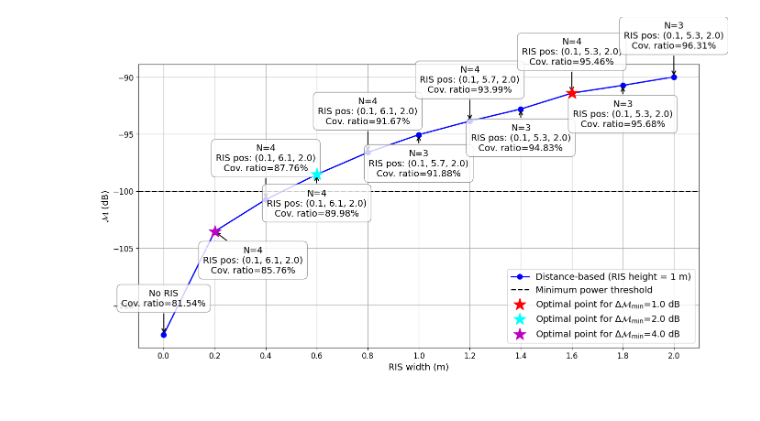
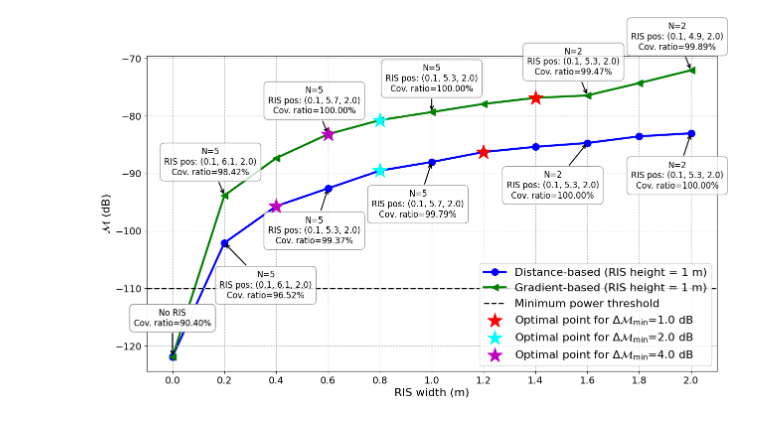
Before and after one commit to ekilcioglu/RIS-Optimization-GUI, a Jupyter notebook: GUI.ipynb, the cells around one changed output. Saved outputs shown, nothing was run; the diff lists cells and outputs as text; code cells hidden in the pictures.

Commit message:
Edited the code for extracting simulation results and added the results into the LaTeX text of the journal paper.

```diff
--- a/GUI.ipynb
+++ b/GUI.ipynb
@@ -1778,7 +1778,7 @@ def find_optimal_configuration(best_configs_per_width, improvement_threshold):
             break
     return optimal_config
 
-# Visualization function
+'''# Visualization function
 def visualize_performance_vs_width(best_configs_per_width, thresholds, coverage_ratios, no_ris_performance=-102.95):
     widths = [0.0]
     performances = [no_ris_performance]
@@ -1821,10 +1821,10 @@ def visualize_performance_vs_width(best_configs_per_width, thresholds, coverage_
     plt.grid(True)
     plt.tight_layout()
     plt.savefig("perf_metric_vs_RIS_width.png", bbox_inches="tight")
-    plt.show()
+    plt.show()'''
 
 # Visualization function for multiple curves
-def visualize_multiple_curves(curve_data, thresholds, no_ris_performance=-112.58379364013672): # -112.58379364013672 or -121.86965942382812
+def visualize_multiple_curves(curve_data, thresholds, no_ris_performance=-121.86965942382812): # -112.58379364013672 or -121.86965942382812
     """
     Plot multiple performance vs. RIS width curves with consolidated optimal point labels.
 
@@ -1833,7 +1833,7 @@ def visualize_multiple_curves(curve_data, thresholds, no_ris_performance=-112.58
     - thresholds: List of improvement thresholds for optimal points.
     - no_ris_performance: No RIS performance metric.
     """
-    plt.figure(figsize=(14, 8))
+    plt.figure(figsize=(13, 8))
 
     # Iterate over the curves to plot them
     markers_plots = ['o','<','>','x']
@@ -1845,7 +1845,7 @@ def visualize_multiple_curves(curve_data, thresholds, no_ris_performance=-112.58
 
         widths = [0.0]
         performances = [no_ris_performance]
-        annotations = ["No RIS\nCov. ratio=81.54%"] # 81.54% or 90.40%
+        annotations = ["No RIS\nCov. ratio=90.40%"] # 81.54% or 90.40%
         for width in sorted(best_configs_per_width.keys()):
             config_str, performance = best_configs_per_width[width]
             num_targets, _, position = parse_config(config_str)
@@ -1857,11 +1857,11 @@ def visualize_multiple_curves(curve_data, thresholds, no_ris_performance=-112.58
             )
 
         # Plot the curve
-        plt.plot(widths, performances, color=curve_color, linestyle='-', marker=markers_plots[curve_count], markersize=8, linewidth=2, label=curve_label, zorder=1)
-        plt.plot(widths, performances, color=curve_color, marker=markers_plots[curve_count], markersize=8, linestyle='None', zorder=2)
-        plt.rcParams.update({'font.size': 12})
+        plt.plot(widths, performances, color=curve_color, linestyle='-', marker=markers_plots[curve_count], markersize=10, linewidth=3, label=curve_label, zorder=1)
+        plt.plot(widths, performances, color=curve_color, marker=markers_plots[curve_count], markersize=10, linestyle='None', zorder=2)
+        plt.rcParams.update({'font.size': 14})
         # Annotate points
-        '''
+
         for i, (x, y, annot) in enumerate(zip(widths, performances, annotations)):
             if i == 0:
                 plt.annotate(
@@ -1870,7 +1870,7 @@ def visualize_multiple_curves(curve_data, thresholds, no_ris_performance=-112.58
                     xytext=(0, 45),  # Alternate annotation placement
                     textcoords='offset points',
                     ha='center',
-                    fontsize=14,
+                    fontsize=12,
                     bbox=dict(boxstyle='round,pad=0.5', fc='white', ec='gray', alpha=0.8),
                     arrowprops=dict(arrowstyle='->', color='black', lw=1.5),
                 )
@@ -1883,7 +1883,7 @@ def visualize_multiple_curves(curve_data, thresholds, no_ris_performance=-112.58
                             xytext=(60, -80),
                             textcoords='offset points',
                             ha='center',
-                            fontsize=14,
+                            fontsize=12,
                             bbox=dict(boxstyle='round,pad=0.5', fc='white', ec='gray', alpha=0.8),
                             arrowprops=dict(arrowstyle='->', color='black', lw=1.5),
                         )
@@ -1894,7 +1894,7 @@ def visualize_multiple_curves(curve_data, thresholds, no_ris_performance=-112.58
                             xytext=(-20 if i != 8 else -50, -80),
                             textcoords='offset points',
                             ha='center',
-                            fontsize=14,
+                            fontsize=12,
                             bbox=dict(boxstyle='round,pad=0.5', fc='white', ec='gray', alpha=0.8),
                             arrowprops=dict(arrowstyle='->', color='black', lw=1.5),
                         )
@@ -1905,35 +1905,23 @@ def visualize_multiple_curves(curve_data, thresholds, no_ris_performance=-112.58
                         xytext=(-20 if i != 5 else 0, 30),
                         textcoords='offset points',
                         ha='center',
-                        fontsize=14,
+                        fontsize=12,
                         bbox=dict(boxstyle='round,pad=0.5', fc='white', ec='gray', alpha=0.8),
                         arrowprops=dict(arrowstyle='->', color='black', lw=1.5),
-                    )   '''
-
+                    )
+        '''
         for i, (x, y, annot) in enumerate(zip(widths, performances, annotations)):
-            if i == 1:
-                plt.annotate(
-                    annot,
-                    xy=(x, y),
-                    xytext=(60, 45 if i % 2 == 0 else -65),  # Alternate annotation placement
-                    textcoords='offset points',
-                    ha='center',
-                    fontsize=14,
-                    bbox=dict(boxstyle='round,pad=0.5', fc='white', ec='gray', alpha=0.8),
-                    arrowprops=dict(arrowstyle='->', color='black', lw=1.5),
-                )
-            else:
-                plt.annotate(
-                    annot,
-                    xy=(x, y),
-                    xytext=(0, 45 if i % 2 == 0 else -65),  # Alternate annotation placement
-                    textcoords='offset points',
-                    ha='center',
-                    fontsize=14,
-                    bbox=dict(boxstyle='round,pad=0.5', fc='white', ec='gray', alpha=0.8),
-                    arrowprops=dict(arrowstyle='->', color='black', lw=1.5),
-                )
-    plt.axhline(y=-100, color='black', linestyle='--', linewidth=2, label="Minimum power threshold")
+            plt.annotate(
+                annot,
+                xy=(x, y),
+                xytext=(0, 40 if i % 2 == 0 else -65),
+                textcoords='offset points',
+                ha='center',
+                fontsize=12,
+                bbox=dict(boxstyle='round,pad=0.5', fc='white', ec='gray', alpha=0.8),
+                arrowprops=dict(arrowstyle='->', color='black', lw=1.5),
+            )'''
+    plt.axhline(y=-110, color='black', linestyle='--', linewidth=2, label="Minimum power threshold")
     # Add optimal points for each threshold across all curves
     colors = ['r', 'Cyan', 'm']
     markers = ['*', '*', '*']
@@ -1949,44 +1937,43 @@ def visualize_multiple_curves(curve_data, thresholds, no_ris_performance=-112.58
                     optimal_performance,
                     color=colors[i],
                     marker=markers[i],
-                    s=400,
-                    zorder=3,
+                    s=500,
+                    zorder=3
                 )
 
         # Add a single legend entry for the threshold
-        plt.scatter([], [], color=colors[i], marker=markers[i], s=400,
+        plt.scatter([], [], color=colors[i], marker=markers[i], s=500,
                     label=f"Optimal point for $\Delta \\mathcal{{M}}_{{\\text{{min}}}}$={threshold:.1f} dB")
 
-    plt.xlabel("RIS width (m)", fontsize=14)
-    plt.ylabel("$\mathcal{M}$ (dB)", fontsize=14)
-    #plt.title("Performance Metric vs RIS Width", fontsize=14)
-    plt.legend(loc="lower right", fontsize=14)
-    plt.grid(True)
+    plt.xlabel("RIS width (m)", fontsize=16)
+    plt.ylabel("$\mathcal{M}$ (dB)", fontsize=16)
+    plt.legend(loc="lower right", fontsize=16)
+    plt.grid(True, linestyle='--', linewidth=0.8)
     plt.tight_layout()
-    x_ticks = np.arange(0, 2.2, 0.2)  # 2.2 to include 2.0 in case of floating point precision issues
+    x_ticks = np.arange(0, 2.2, 0.2)
     plt.xticks(x_ticks)
     plt.savefig("multiple_curves_perf_metric_vs_RIS_width.png", bbox_inches="tight")
     plt.show()
-
+    #plt.title("Performance Metric vs RIS Width", fontsize=14)
 def define_curve(metrics_file, coverage_file, label, color):
     with open(metrics_file, 'r') as f1, open(coverage_file, 'r') as f2:
         metrics_data = json.load(f1)
         coverage_data = json.load(f2)
     best_configs = find_best_configs_per_width(metrics_data)
     return {'best_configs': best_configs, 'coverage_ratios': coverage_data, 'label': label, 'color': color}
 if __name__ == "__main__":
     # Define multiple curves
     curves = [
-        define_curve("Paper-OJAP\Data results\Distance-based\metrics_RIS_height_1.0_-100dB_Distance-based.json", "Paper-OJAP\Data results\Distance-based\metrics_coverage_ratio_RIS_height_1.0_-100dB_Distance-based.json", "Distance-based (RIS height = 1 m)", 'blue'),
+        define_curve("Paper-OJAP\Data results\Distance-based\metrics_RIS_height_1.0_-110dB_Distance-based.json", "Paper-OJAP\Data results\Distance-based\metrics_coverage_ratio_RIS_height_1.0_-110dB_Distance-based.json", "Distance-based (RIS height = 1 m)", 'blue'),
         #define_curve("Paper-OJAP\Data results\Distance-based\metrics_RIS_height_0.5_-100dB_Distance-based.json", "Paper-OJAP\Data results\Distance-based\metrics_coverage_ratio_RIS_height_0.5_-100dB_Distance-based.json", "Distance-based (RIS height = 0.5 m)", 'orange'),
-        #define_curve("Paper-OJAP\Data results\Gradient-based\metrics_RIS_height_1.0_-100dB_Gradient-based.json", "Paper-OJAP\Data results\Gradient-based\metrics_coverage_ratio_RIS_height_1.0_-100dB_Gradient-based.json", "Gradient-based (RIS height = 1 m)", 'green'),
+        define_curve("Paper-OJAP\Data results\Gradient-based\metrics_RIS_height_1.0_-110dB_Gradient-based.json", "Paper-OJAP\Data results\Gradient-based\metrics_coverage_ratio_RIS_height_1.0_-110dB_Gradient-based.json", "Gradient-based (RIS height = 1 m)", 'green'),
         #define_curve("Paper-OJAP\Data results\Gradient-based\metrics_RIS_height_0.5_-100dB_Gradient-based.json", "Paper-OJAP\Data results\Gradient-based\metrics_coverage_ratio_RIS_height_0.5_-100dB_Gradient-based.json", "Gradient-based (RIS height = 0.5 m)", 'black')
     ]
 
     # Threshold values
     thresholds = [1, 2, 4]  # Example thresholds (in dB)
 
     # Visualize multiple curves
     visualize_multiple_curves(curves, thresholds)
 # %% [output]
-[figure, old version]
+[figure, new version]
```
Also changed, not shown: 9 other files.
